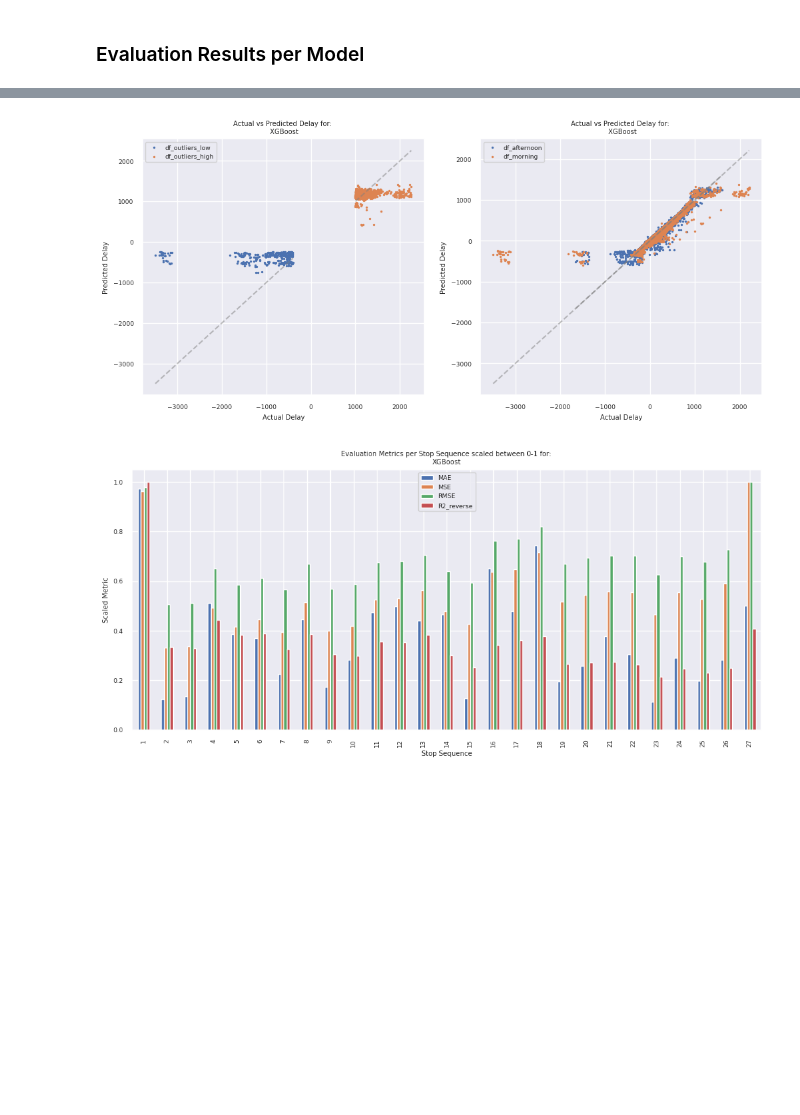
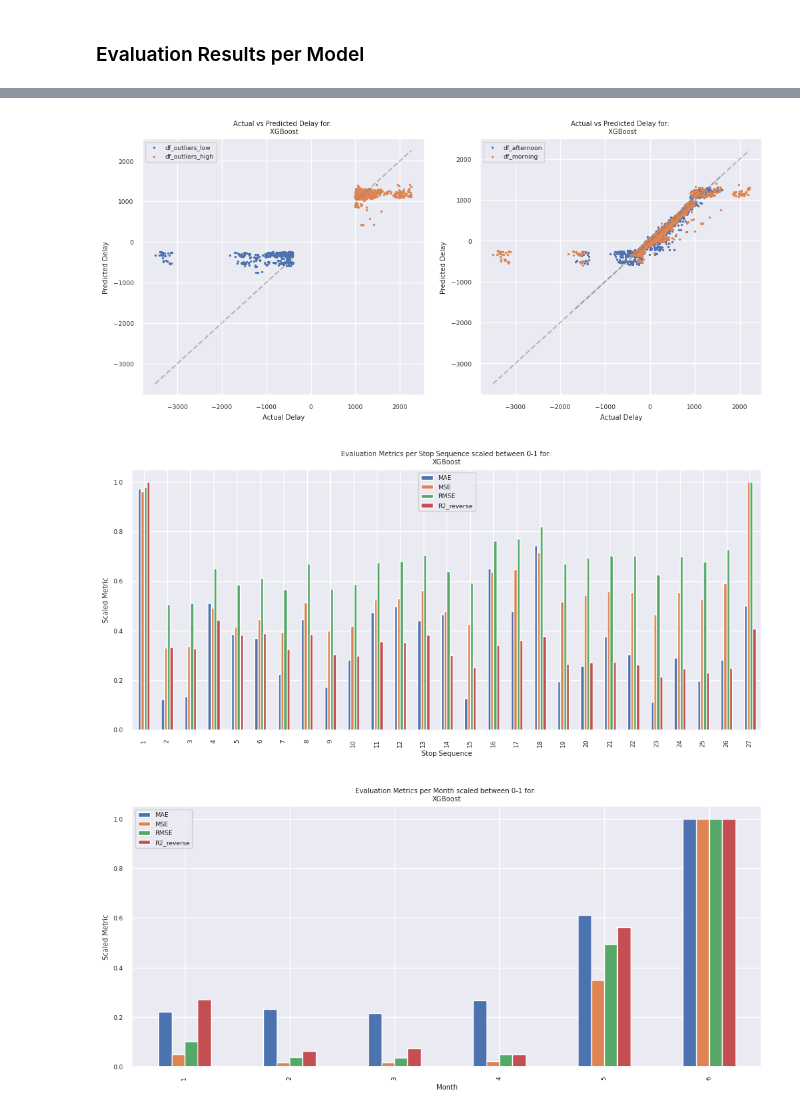
Before and after one commit to marinawmrs/AH2179-project-group-2, a Jupyter notebook: 3_model_eval.ipynb, the cells around one changed output, grey strips where cells are left out. Drawn from its saved outputs; the diff is of its cells as text; code cells hidden in the pictures; blank space fills up the shorter version.

```diff
--- a/3_model_eval.ipynb
+++ b/3_model_eval.ipynb
@@ -325,25 +329,27 @@ plot_scaled_metrics_per_stop('decision_tree')
 # %%
 # XGBoost Evaluation
 display_model_metric_summary('XGBoost', 2)
 plot_scaled_metrics_per_stop('XGBoost')
+plot_scaled_metrics_per_month('XGBoost')
 # %% [output]
 |  | input_data | MAE | MSE | RMSE | R2 |
 | 26 | df | 14.742560 | 1273.540377 | 35.686697 | 0.966127 |
 | 27 | df_outliers_low | 649.644882 | 968538.538135 | 984.143556 | -0.747706 |
 | 28 | df_outliers_high | 144.815792 | 56738.963103 | 238.199419 | 0.028952 |
 | 29 | df_weather_light_rain | 13.111280 | 405.109711 | 20.127337 | 0.982925 |
 | 30 | df_weather_light_snow | 12.463951 | 316.786165 | 17.798488 | 0.984857 |
 | 31 | df_weather_normal | 14.846043 | 1326.358642 | 36.419207 | 0.965368 |
 | 32 | df_weather_rain | 13.442452 | 411.226918 | 20.278731 | 0.988258 |
 | 33 | df_weather_snow | 13.391664 | 352.538035 | 18.775996 | 0.988416 |
 | 34 | df_weekday | 15.227711 | 1519.861748 | 38.985404 | 0.953705 |
 | 35 | df_weekend | 13.144616 | 462.230495 | 21.499546 | 0.990253 |
 | 36 | df_afternoon | 16.319495 | 994.940634 | 31.542680 | 0.971519 |
 | 37 | df_morning | 16.350863 | 3873.419695 | 62.236803 | 0.876962 |
 | 38 | df_offpeak | 13.793903 | 681.996333 | 26.115059 | 0.982490 |
 [figure]
 [figure]
 [figure]
+[figure, added]
 # %%
 # Neural Net Evaluation
 display_model_metric_summary('Neural_Net', 3)
```
Also changed, not shown: parts of 8 cells of this notebook.
